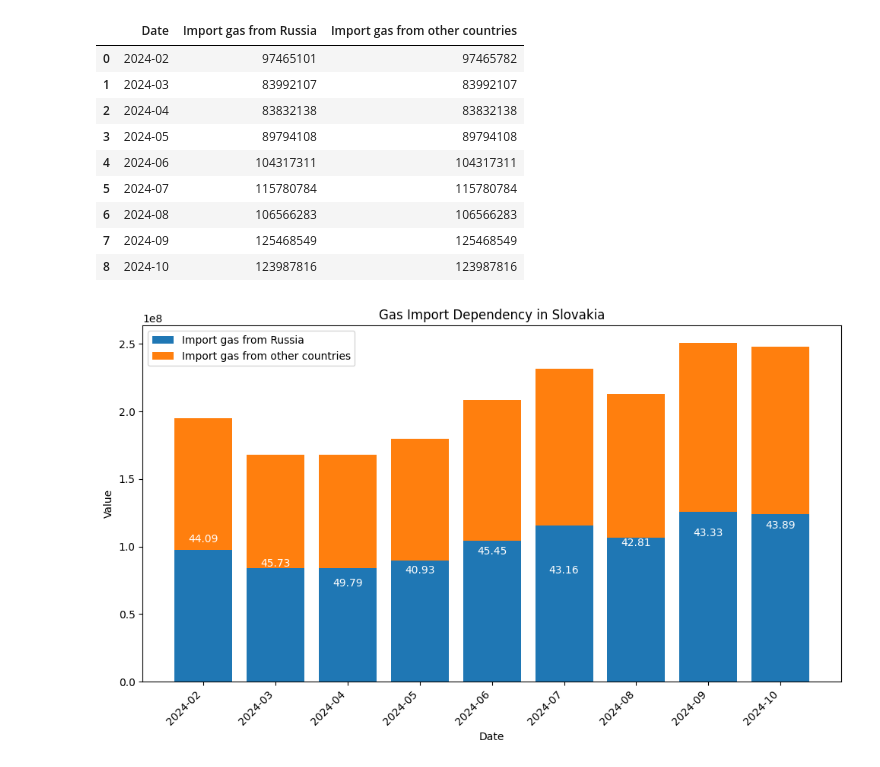
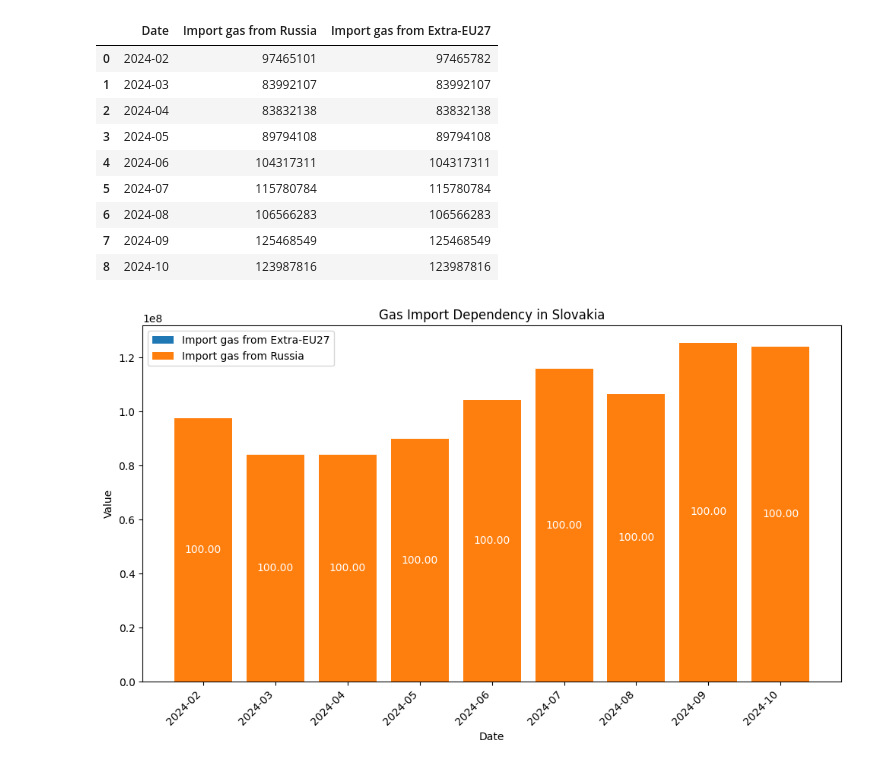
Before and after one commit to Anson422/Anson-Eva-Valerie, a Jupyter notebook: Stacked Bar Chart/H&S_gas_compare.ipynb, the cells around one changed output. Cells and saved outputs as stored; diff of their text form; code cells hidden in the pictures.

```diff
--- a/Stacked Bar Chart/H&S_gas_compare.ipynb
+++ b/Stacked Bar Chart/H&S_gas_compare.ipynb
@@ -32,7 +40,7 @@ H_EXvalues = Hungary.loc[13]
 Hungary_data = pd.concat([H_date, H_RUvalues,H_EXvalues], axis=1)
 Hungary_data = Hungary_data.rename(columns=Hungary_data.iloc[0]).drop(Hungary_data.index[0])
 Hungary_data = Hungary_data.iloc[1:]
-Hungary_data = Hungary_data.rename(columns={'Russian Federation (Russia)': 'Import gas from Russia', 'TIME': 'Date',"Extra-EU27 (= 'WORLD' - 'EU27_2020_INTRA')":"Import gas from other countries"})
+Hungary_data = Hungary_data.rename(columns={'Russian Federation (Russia)': 'Import gas from Russia', 'TIME': 'Date',"Extra-EU27 (= 'WORLD' - 'EU27_2020_INTRA')":"Import gas from Extra-EU27"})
 Hungary_data.index = range(len(Hungary_data.index))
 Hungary_data = Hungary_data.loc[433:441]
 Hungary_data.index = range(len(Hungary_data.index))
@@ -53,18 +61,14 @@ Hungary_data
 # set size,style
 plt.figure(figsize=(10, 6))
 
-# Calculate total import
-Hungary_data['Total gas import'] = Hungary_data['Import gas from Russia'] + Hungary_data['Import gas from other countries']
-
 # Calculate the proportion of Russian gas import
-Hungary_data['Proportion'] = Hungary_data['Import gas from Russia'] / Hungary_data['Total gas import']*100
+Hungary_data['Proportion'] = Hungary_data['Import gas from Russia'] / Hungary_data['Import gas from Extra-EU27']*100
 
 # draw bar chart
-# First plot 'Import gas from Russia'
+# First plot 'Import gas from Extra-EU27'
+plt.bar(Hungary_data['Date'], Hungary_data['Import gas from Extra-EU27'], label='Import gas from Extra-EU27')
+# Then plot 'Import gas from Russia' on top
 plt.bar(Hungary_data['Date'], Hungary_data['Import gas from Russia'], label='Import gas from Russia')
-# Then plot 'Import gas from other countries' on top
-plt.bar(Hungary_data['Date'], Hungary_data['Import gas from other countries'], bottom=Hungary_data['Import gas from Russia'], label='Import gas from other countries')
-
 
 # add titles
 plt.xlabel('Date')
@@ -87,18 +91,18 @@ plt.show()
 # %%
-#Hungary RU import
+#Slovakia RU import
 S_RUvalues = Slovakia.loc[20]
 S_date = Slovakia.loc[8]
 S_EXvalues = Slovakia.loc[13]
 Slovakia_data = pd.concat([S_date, S_RUvalues,S_EXvalues], axis=1)
 Slovakia_data = Slovakia_data.rename(columns=Slovakia_data.iloc[0]).drop(Slovakia_data.index[0])
 Slovakia_data = Slovakia_data.iloc[1:]
-Slovakia_data = Slovakia_data.rename(columns={'Russian Federation (Russia)': 'Import gas from Russia', 'TIME': 'Date',"Extra-EU27 (= 'WORLD' - 'EU27_2020_INTRA')":"Import gas from other countries"})
+Slovakia_data = Slovakia_data.rename(columns={'Russian Federation (Russia)': 'Import gas from Russia', 'TIME': 'Date',"Extra-EU27 (= 'WORLD' - 'EU27_2020_INTRA')":"Import gas from Extra-EU27"})
 Slovakia_data.index = range(len(Slovakia_data.index))
 Slovakia_data = Slovakia_data.loc[433:441]
 Slovakia_data.index = range(len(Slovakia_data.index))
 Slovakia_data
 # %% [output]
-|  | Date | Import gas from Russia | Import gas from other countries |
+|  | Date | Import gas from Russia | Import gas from Extra-EU27 |
 | 0 | 2024-02 | 97465101 | 97465782 |
 | 1 | 2024-03 | 83992107 | 83992107 |
 | 2 | 2024-04 | 83832138 | 83832138 |
@@ -111,36 +115,32 @@ Slovakia_data
 # %%
 #Draw the chart for Hungary
 # set size,style
 plt.figure(figsize=(10, 6))
 
-# Calculate total import
-Slovakia_data['Total gas import'] = Slovakia_data['Import gas from Russia'] + Slovakia_data['Import gas from other countries']
-
 # Calculate the proportion of Russian gas import
-Slovakia_data['Proportion'] = Slovakia_data['Import gas from Russia'] / Slovakia_data['Total gas import']*100
+Slovakia_data['Proportion'] = Slovakia_data['Import gas from Russia'] / Slovakia_data['Import gas from Extra-EU27']*100
 
 # draw bar chart
-# First plot 'Import gas from Russia'
+# First plot 'Import gas from Extra-EU27'
+plt.bar(Slovakia_data['Date'], Slovakia_data['Import gas from Extra-EU27'], label='Import gas from Extra-EU27')
+# Then plot 'Import gas from Russia' on top
 plt.bar(Slovakia_data['Date'], Slovakia_data['Import gas from Russia'], label='Import gas from Russia')
-# Then plot 'Import gas from other countries' on top
-plt.bar(Slovakia_data['Date'], Slovakia_data['Import gas from other countries'], bottom=Slovakia_data['Import gas from Russia'], label='Import gas from other countries')
-
 
 # add titles
 plt.xlabel('Date')
 plt.ylabel('Value')
 plt.title('Gas Import Dependency in Slovakia')
 plt.legend()
 
 # 45 degree rotate for nice to read
 plt.xticks(rotation=45, ha='right')
 
 # Add proportion annotations
-for i, row in Hungary_data.iterrows():
+for i, row in Slovakia_data.iterrows():
     plt.text(i, row['Import gas from Russia'] / 2, f"{row['Proportion']:.2f}", ha='center', va='center', color='white')
 
 # show the chart
 plt.tight_layout()
 plt.show()
 # %% [output]
-[figure, old version]
+[figure, new version]
```
Also changed, not shown: parts of 3 cells of this notebook.
